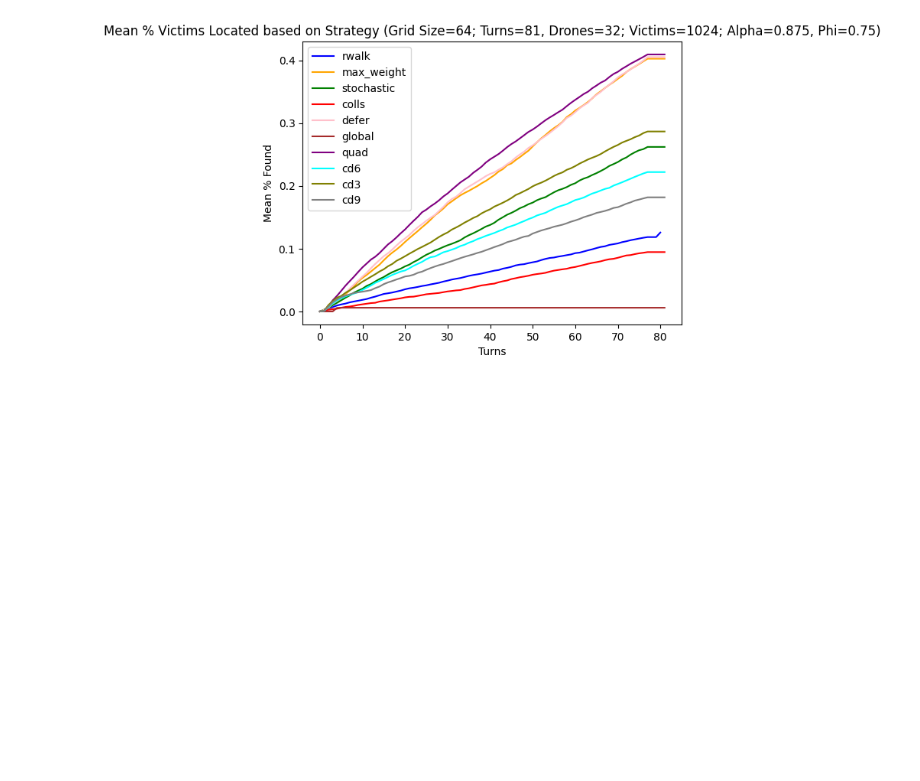
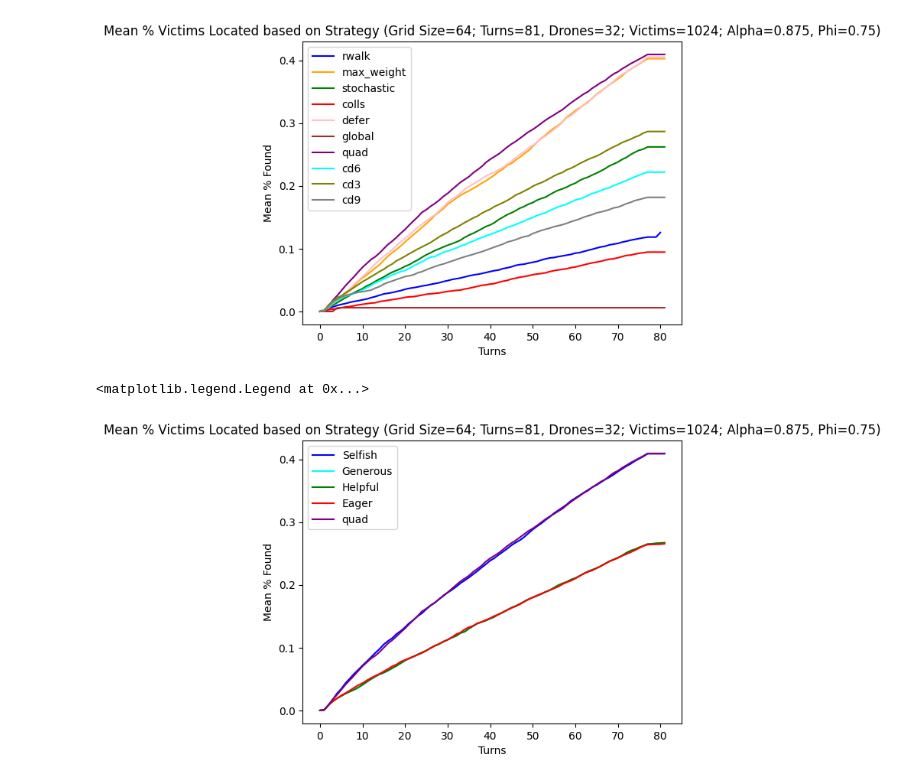
Before and after one commit to isr413/CASSim, a Jupyter notebook: client/notebooks/scenario_analysis-latest.ipynb, the cells around one changed output. Saved outputs shown, nothing was run; the diff lists cells and outputs as text; code cells hidden in the pictures; blank space fills up the shorter version.

```diff
--- a/client/notebooks/scenario_analysis-latest.ipynb
+++ b/client/notebooks/scenario_analysis-latest.ipynb
@@ -20,6 +20,12 @@ data_quad_64_32 = pd.read_csv('../logs/parser_ScenarioSize64Probes32QuadSmgB.csv
 data_cd6_64_32 = pd.read_csv('../logs/parser_ScenarioSize64Probes32QuadSmgC.csv')
 data_cd3_64_32 = pd.read_csv('../logs/parser_ScenarioSize64Probes32QuadSmgD.csv')
 data_cd9_64_32 = pd.read_csv('../logs/parser_ScenarioSize64Probes32QuadSmgE.csv')
+# %%
+data_quad_64_32 = pd.read_csv('../logs/parser_ScenarioSize64Probes32QuadSmgB.csv')
+data_selfish_64_32 = pd.read_csv('../logs/parser_ScenarioSize64Probes32SelfishC.csv')
+data_generous_64_32 = pd.read_csv('../logs/parser_ScenarioSize64Probes32GenerousC.csv')
+data_helpful_64_32 = pd.read_csv('../logs/parser_ScenarioSize64Probes32HelpfulC.csv')
+data_eager_64_32 = pd.read_csv('../logs/parser_ScenarioSize64Probes32EagerC.csv')
 # %%
 data = data_randomwalk_64_32[['Alpha', 'Beta', 'Victims']].groupby(['Alpha', 'Beta']).mean().reset_index()
 fig = plt.figure(figsize=(13.33,7.5), dpi = 96)
@@ -109,3 +115,9 @@ report_quad_64_32 = data_quad_64_32[report_headers].groupby(groupby_headers).mea
 report_cd6_64_32 = data_cd6_64_32[report_headers].groupby(groupby_headers).mean().reset_index()
 report_cd3_64_32 = data_cd3_64_32[report_headers].groupby(groupby_headers).mean().reset_index()
 report_cd9_64_32 = data_cd9_64_32[report_headers].groupby(groupby_headers).mean().reset_index()
+# %%
+report_quad_64_32 = data_quad_64_32[report_headers].groupby(groupby_headers).mean().reset_index()
+report_selfish_64_32 = data_selfish_64_32[report_headers].groupby(groupby_headers).mean().reset_index()
+report_generous_64_32 = data_generous_64_32[report_headers].groupby(groupby_headers).mean().reset_index()
+report_helpful_64_32 = data_helpful_64_32[report_headers].groupby(groupby_headers).mean().reset_index()
+report_eager_64_32 = data_eager_64_32[report_headers].groupby(groupby_headers).mean().reset_index()
@@ -133,3 +149,20 @@ plt.legend()
 # %% [output]
 <matplotlib.legend.Legend at 0x...>
 [figure]
+# %%
+x_axis = np.arange(82)
+
+plt.plot(x_axis, report_selfish_64_32.loc[report_selfish_64_32['Alpha'] == 0.875].loc[report_selfish_64_32['Gamma'] == 0.75]['Victims'] / VICTIMS, label="Selfish", color=x_colors[0])
+plt.plot(x_axis, report_generous_64_32.loc[report_generous_64_32['Alpha'] == 0.875].loc[report_generous_64_32['Gamma'] == 0.75]['Victims'] / VICTIMS, label="Generous", color=x_colors[7])
+plt.plot(x_axis, report_helpful_64_32.loc[report_helpful_64_32['Alpha'] == 0.875].loc[report_helpful_64_32['Gamma'] == 0.75]['Victims'] / VICTIMS, label="Helpful", color=x_colors[2])
+plt.plot(x_axis, report_eager_64_32.loc[report_eager_64_32['Alpha'] == 0.875].loc[report_eager_64_32['Gamma'] == 0.75]['Victims'] / VICTIMS, label="Eager", color=x_colors[3])
+plt.plot(x_axis, report_quad_64_32.loc[report_quad_64_32['Alpha'] == 0.875].loc[report_quad_64_32['Beta'] == 0.75]['Victims'] / VICTIMS, label=x_labels[6], color=x_colors[6])
+
+
+plt.title(f'Mean % Victims Located based on Strategy (Grid Size=64; Turns=81, Drones=32; Victims=1024; Alpha=0.875, Phi=0.75)')
+plt.xlabel('Turns')
+plt.ylabel('Mean % Found')
+plt.legend()
+# %% [output]
+<matplotlib.legend.Legend at 0x...>
+[figure, added]
```
Also changed, not shown: parts of 4 cells of this notebook.
